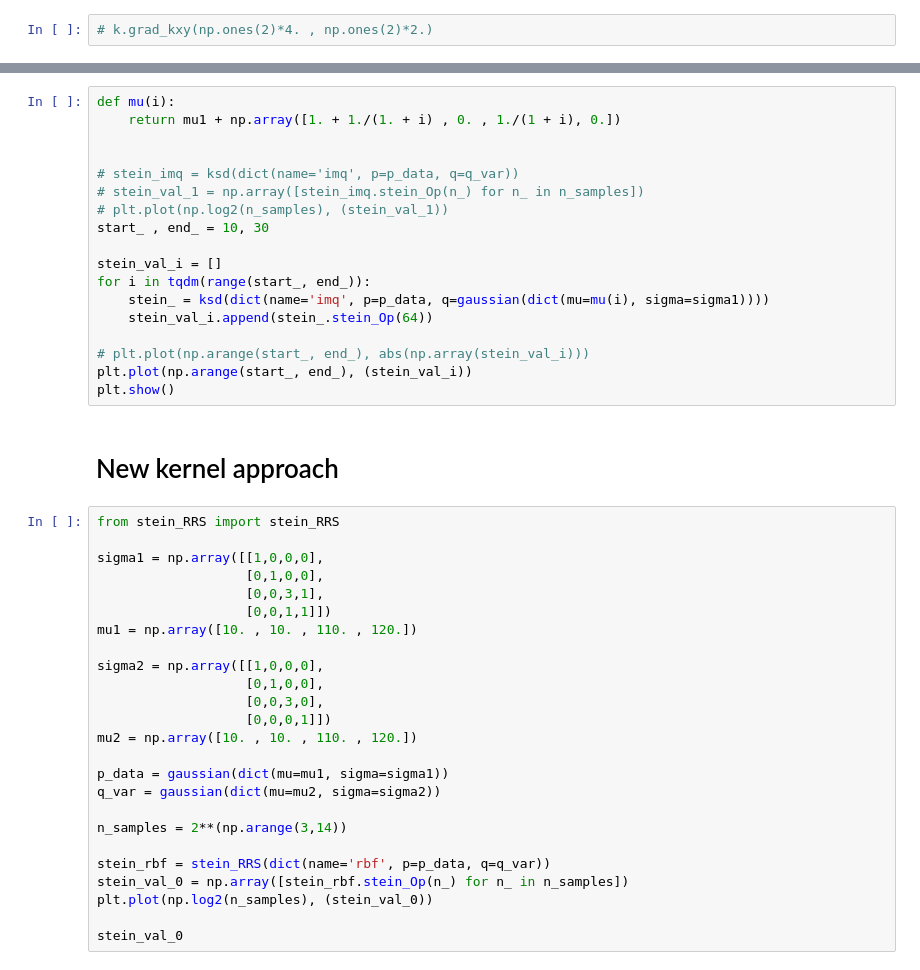
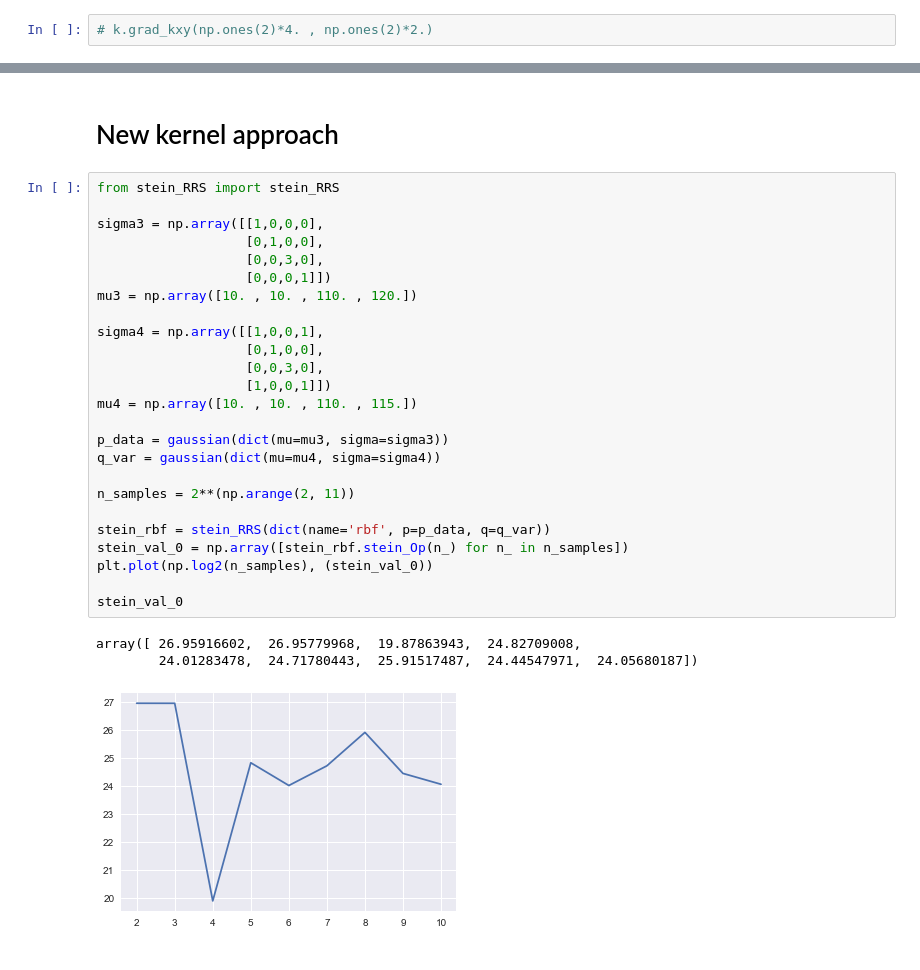
Before and after one commit to singhalrk/stein_ksd, a Jupyter notebook: Stein_Tests.ipynb, the cells around one changed output, grey strips where cells are left out. Saved outputs shown, nothing was run; the diff lists cells and outputs as text.

```diff
--- a/Stein_Tests.ipynb
+++ b/Stein_Tests.ipynb
@@ -179,45 +179,31 @@ array([-81.8492683 , -24.92780947, -24.06602236])
-# %%
-def mu(i):
-    return mu1 + np.array([1. + 1./(1. + i) , 0. , 1./(1 + i), 0.])
-
-
-# stein_imq = ksd(dict(name='imq', p=p_data, q=q_var))
-# stein_val_1 = np.array([stein_imq.stein_Op(n_) for n_ in n_samples])
-# plt.plot(np.log2(n_samples), (stein_val_1))
-start_ , end_ = 10, 30
-
-stein_val_i = []
-for i in tqdm(range(start_, end_)):
-    stein_ = ksd(dict(name='imq', p=p_data, q=gaussian(dict(mu=mu(i), sigma=sigma1))))
-    stein_val_i.append(stein_.stein_Op(64))
-
-# plt.plot(np.arange(start_, end_), abs(np.array(stein_val_i)))
-plt.plot(np.arange(start_, end_), (stein_val_i))
-plt.show()
 # %% [markdown]
 # New kernel approach
 # %%
 from stein_RRS import stein_RRS
 
-sigma1 = np.array([[1,0,0,0],
-                   [0,1,0,0],
-                   [0,0,3,1],
-                   [0,0,1,1]])
-mu1 = np.array([10. , 10. , 110. , 120.])
-
-sigma2 = np.array([[1,0,0,0],
+sigma3 = np.array([[1,0,0,0],
                    [0,1,0,0],
                    [0,0,3,0],
                    [0,0,0,1]])
-mu2 = np.array([10. , 10. , 110. , 120.])
+mu3 = np.array([10. , 10. , 110. , 120.])
 
-p_data = gaussian(dict(mu=mu1, sigma=sigma1))
-q_var = gaussian(dict(mu=mu2, sigma=sigma2))
+sigma4 = np.array([[1,0,0,1],
+                   [0,1,0,0],
+                   [0,0,3,0],
+                   [1,0,0,1]])
+mu4 = np.array([10. , 10. , 110. , 115.])
 
-n_samples = 2**(np.arange(3,14))
+p_data = gaussian(dict(mu=mu3, sigma=sigma3))
+q_var = gaussian(dict(mu=mu4, sigma=sigma4))
+
+n_samples = 2**(np.arange(2, 11))
 
 stein_rbf = stein_RRS(dict(name='rbf', p=p_data, q=q_var))
 stein_val_0 = np.array([stein_rbf.stein_Op(n_) for n_ in n_samples])
 plt.plot(np.log2(n_samples), (stein_val_0))
 
 stein_val_0
+# %% [output]
+array([ 26.95916602,  26.95779968,  19.87863943,  24.82709008,
+        24.01283478,  24.71780443,  25.91517487,  24.44547971,  24.05680187])
+[figure, added]
```
Also changed, not shown: parts of 11 cells of this notebook.
